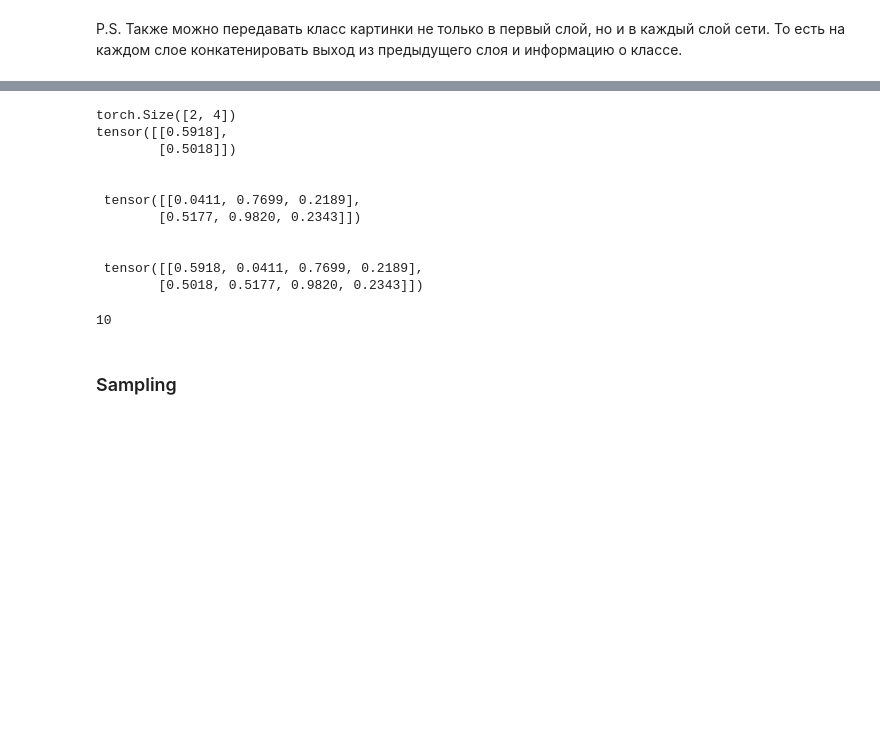
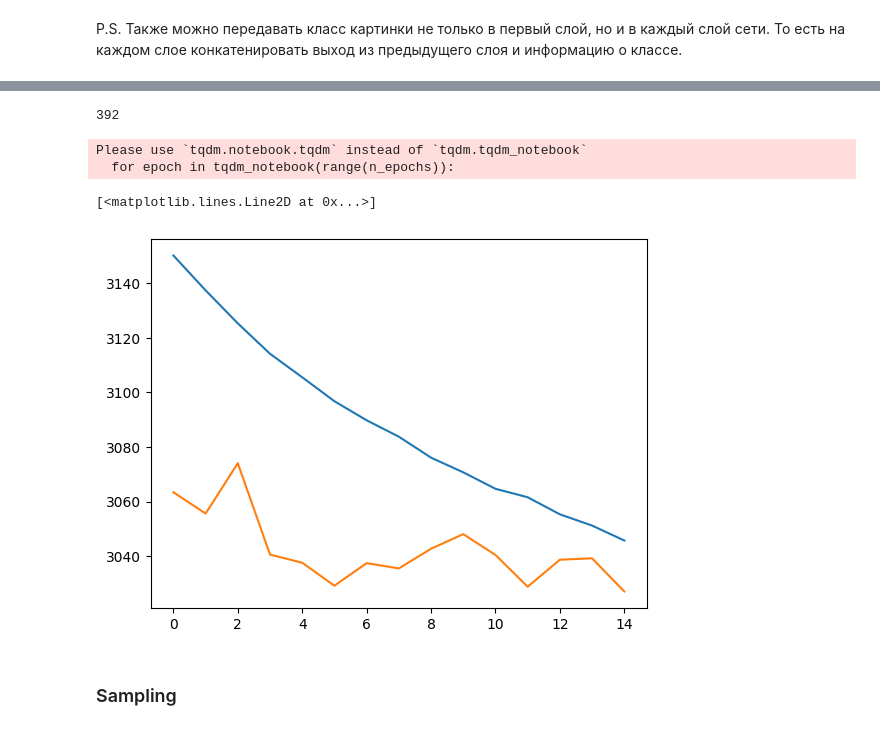
Before and after one commit to DeckardNine/DeckardNine, a Jupyter notebook: week_10_AE_VAE/Homework/hw_7_autoencoders.ipynb, the cells around one changed output, grey strips where cells are left out. Cells and saved outputs as stored; diff of their text form; code cells hidden in the pictures; blank space fills up the shorter version.

```diff
--- a/week_10_AE_VAE/Homework/hw_7_autoencoders.ipynb
+++ b/week_10_AE_VAE/Homework/hw_7_autoencoders.ipynb
@@ -685,24 +638,6 @@ torch.Size([2, 4])
-# %%
-x = torch.rand([2,1])
-y = torch.rand([2,3])
-z = torch.cat((x,y), dim=1)
-print(z.shape)
-print(x,'\n\n\n', y,'\n\n\n', z)
-# %% [output]
-torch.Size([2, 4])
-tensor([[0.5918],
-        [0.5018]])
-
-
- tensor([[0.0411, 0.7699, 0.2189],
-        [0.5177, 0.9820, 0.2343]])
-
-
- tensor([[0.5918, 0.0411, 0.7699, 0.2189],
-        [0.5018, 0.5177, 0.9820, 0.2343]])
-# %%
-x = torch.rand([5,10,2])
-# %% [output]
-10
+# %%
+int(28*28/2)
+# %% [output]
+392
 # %%
 class CVAE(nn.Module):
@@ -765,3 +728,52 @@ class CVAE(nn.Module):
+# %%
+n_epochs = 15
+train_losses = []
+val_losses = []
+# latent_features
+
+for epoch in tqdm_notebook(range(n_epochs)):
+    autoencoder.train()
+    train_losses_per_epoch = []
+    for batch in train_loader:
+        batch_image = torch.reshape(batch[0], [-1, 28*28]).to(device)
+        class_num_OH = F.one_hot(batch[1], num_classes = 10).to(device)
+        batch_cat = torch.cat((batch_image, class_num_OH), dim = 1)
+        optimizer.zero_grad()
+        mu, logsigma, reconstruction = autoencoder(batch_cat.to(device),
+                                                   class_num_OH=class_num_OH,
+                                                   latent_features=latent_features)
+        reconstruction = reconstruction.view(-1, 1, 28, 28)
+        loss = criterion(batch[0].to(device).float(), mu, logsigma, reconstruction)
+        loss.backward()
+        optimizer.step()
+        train_losses_per_epoch.append(loss.item())
+
+    train_losses.append(np.mean(train_losses_per_epoch))
+
+    autoencoder.eval()
+    val_losses_per_epoch = []
+    with torch.no_grad():
+        for batch in test_loader:
+          batch_image = torch.reshape(batch[0], [-1, 28*28]).to(device)
+          class_num_OH = F.one_hot(batch[1], num_classes = 10).to(device)
+          batch_cat = torch.cat((batch_image, class_num_OH), dim = 1)
+          mu, logsigma, reconstruction = autoencoder(batch_cat.to(device),
+                                                   class_num_OH=class_num_OH,
+                                                   latent_features=latent_features)
+          reconstruction = reconstruction.view(-1, 1, 28, 28)
+          loss = criterion(batch[0].to(device).float(), mu, logsigma, reconstruction)
+          val_losses_per_epoch.append(loss.item())
+
+    val_losses.append(np.mean(val_losses_per_epoch))
+# %% [output]
+Please use `tqdm.notebook.tqdm` instead of `tqdm.tqdm_notebook`
+  for epoch in tqdm_notebook(range(n_epochs)):
+# %%
+plt.plot(train_losses)
+plt.plot(val_losses)
+# %% [output]
+[<matplotlib.lines.Line2D at 0x...>]
+[figure, added]
 # %% [markdown]
 ### Sampling
 # %% [markdown]
```
Also changed, not shown: parts of 13 cells of this notebook.
